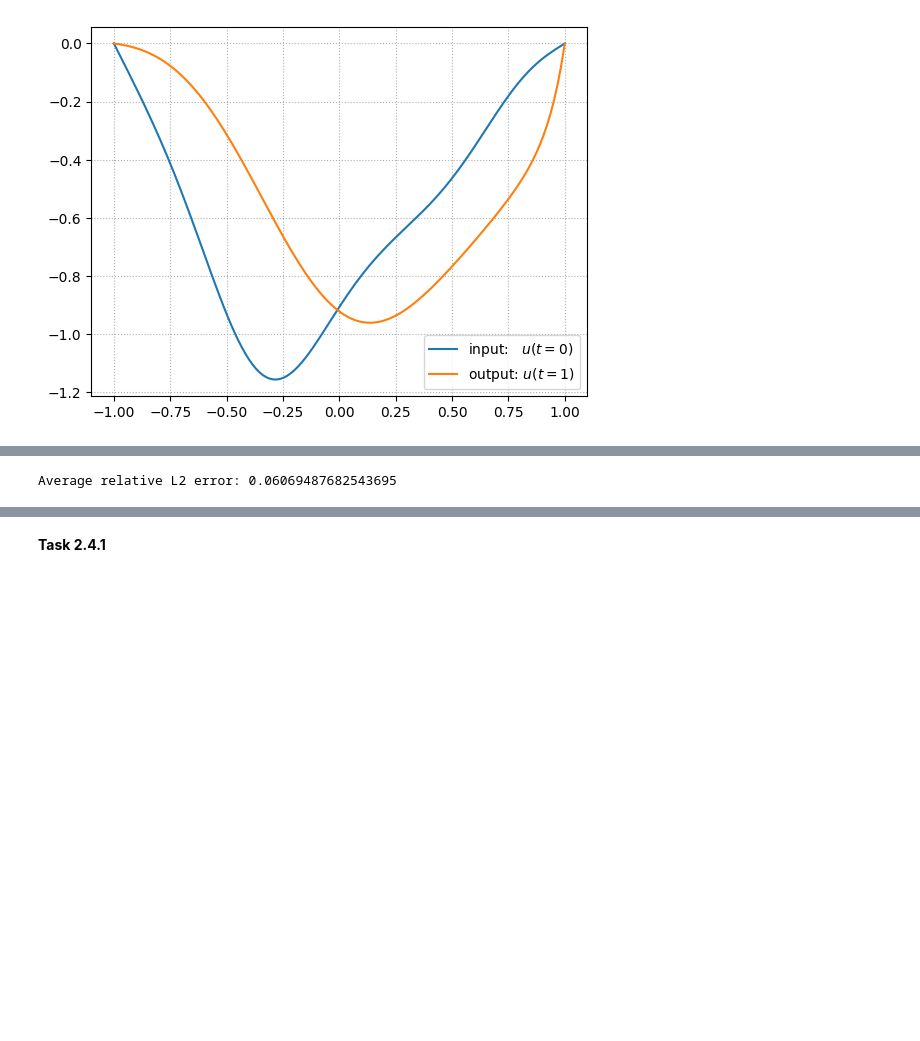
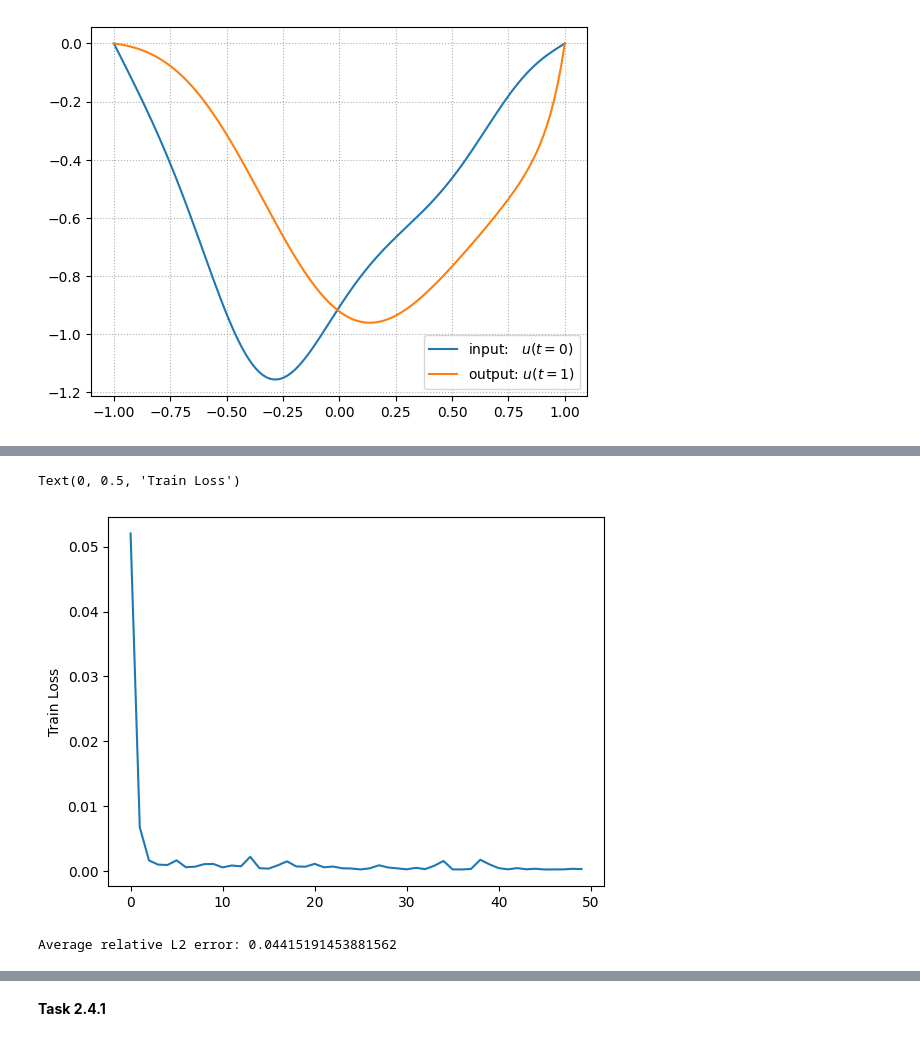
Before and after one commit to tia987/AISE, a Jupyter notebook: task_2/task_2.ipynb, the cells around one changed output, grey strips where cells are left out. Cells and saved outputs as stored; diff of their text form; code cells hidden in the pictures; blank space fills up the shorter version.

```diff
--- a/task_2/task_2.ipynb
+++ b/task_2/task_2.ipynb
@@ -153,14 +153,13 @@ x_grid = x_grid.unsqueeze(0).repeat(u0.shape[0], 1)
 input_tensor = torch.stack([u0, x_grid], dim=2)
 output_tensor = u1
 
+# Consider only first (t=0) and last (t=1) time values
 u0_train = train[:, 0, :]
 u1_train = train[:, 4, :]
-
-u0_val = val[:, 0, :]
-u1_val = val[:, 4, :]
-
-u0_test = test[:, 0, :]
-u1_test = test[:, 4, :]
+u0_val   = val[:, 0, :]
+u1_val   = val[:, 4, :]
+u0_test  = test[:, 0, :]
+u1_test  = test[:, 4, :]
 
 s = u0_train.shape[1]
 x = np.linspace(0, 1, s)
@@ -171,19 +170,19 @@ def build_input(u0, x):
     x_grid = x.unsqueeze(0).repeat(u0.shape[0], 1)
     return torch.stack([u0, x_grid], dim=2)
 
-input_function_train = build_input(u0_train, x)
-input_function_val   = build_input(u0_val, x)
-input_function_test  = build_input(u0_test, x)
+input_train = build_input(u0_train, x)
+input_val   = build_input(u0_val, x)
+input_test  = build_input(u0_test, x)
 
-output_function_train = torch.tensor(u1_train, dtype=torch.float32)
-output_function_val   = torch.tensor(u1_val, dtype=torch.float32)
-output_function_test  = torch.tensor(u1_test, dtype=torch.float32)
+output_train = torch.tensor(u1_train, dtype=torch.float32)
+output_val   = torch.tensor(u1_val, dtype=torch.float32)
+output_test  = torch.tensor(u1_test, dtype=torch.float32)
 
 batch_size = 10
 
-training_set = DataLoader(TensorDataset(input_function_train, output_function_train), batch_size=batch_size, shuffle=True)
-validation_set = DataLoader(TensorDataset(input_function_val, output_function_val), batch_size=batch_size, shuffle=False)
-testing_set = DataLoader(TensorDataset(input_function_test, output_function_test), batch_size=batch_size, shuffle=False)
+training_set = DataLoader(TensorDataset(input_train, output_train), batch_size=batch_size, shuffle=True)
+validation_set = DataLoader(TensorDataset(input_val, output_val), batch_size=batch_size, shuffle=False)
+testing_set = DataLoader(TensorDataset(input_test, output_test), batch_size=batch_size, shuffle=False)
 # %%
 id_sample = 32
 
@@ -196,13 +195,15 @@ plt.legend()
 [figure]
 # %%
 learning_rate = 0.001
-epochs = 10 # = 250
+epochs = 50 # = 10 # = 250
 step_size = 50
 gamma = 0.5
 modes = 16
 width = 64
 fno = FNO1d(modes, width) # model
 # %%
+history = []
+
 optimizer = Adam(fno.parameters(), lr=learning_rate, weight_decay=1e-5)
 scheduler = torch.optim.lr_scheduler.StepLR(optimizer, step_size=step_size, gamma=gamma)
 
@@ -231,6 +232,12 @@ for epoch in range(epochs):
         test_relative_l2 /= len(testing_set)
 
     if epoch % freq_print == 0: print("######### Epoch:", epoch, " ######### Train Loss:", train_mse, " ######### Relative L2 Test Norm:", test_relative_l2)
+    history.append(train_mse)
+
+plt.grid(True, which="both", ls=":")
+plt.plot(history)
+plt.xscale("log")
+plt.ylabel(r"$\mathrm{Train Loss}$")
 # %% [output]
 ######### Epoch: 0  ######### Train Loss: 0.052025236928546166  ######### Relative L2 Test Norm: 2.730178796328031
 ######### Epoch: 1  ######### Train Loss: 0.0067500317270315965  ######### Relative L2 Test Norm: 1.7441138120797963
@@ -245,3 +259,5 @@ for epoch in range(epochs):
+Text(0, 0.5, 'Train Loss')
+[figure, added]
 # %%
 rel_l2 = 0.0
 
@@ -257,4 +273,4 @@ with torch.no_grad():
 rel_l2 /= 128
 print("Average relative L2 error:", rel_l2)
 # %% [output]
-Average relative L2 error: 0.06069487682543695
+Average relative L2 error: 0.04415191453881562
```
Also changed, not shown: parts of 12 cells of this notebook, 2 other files.
